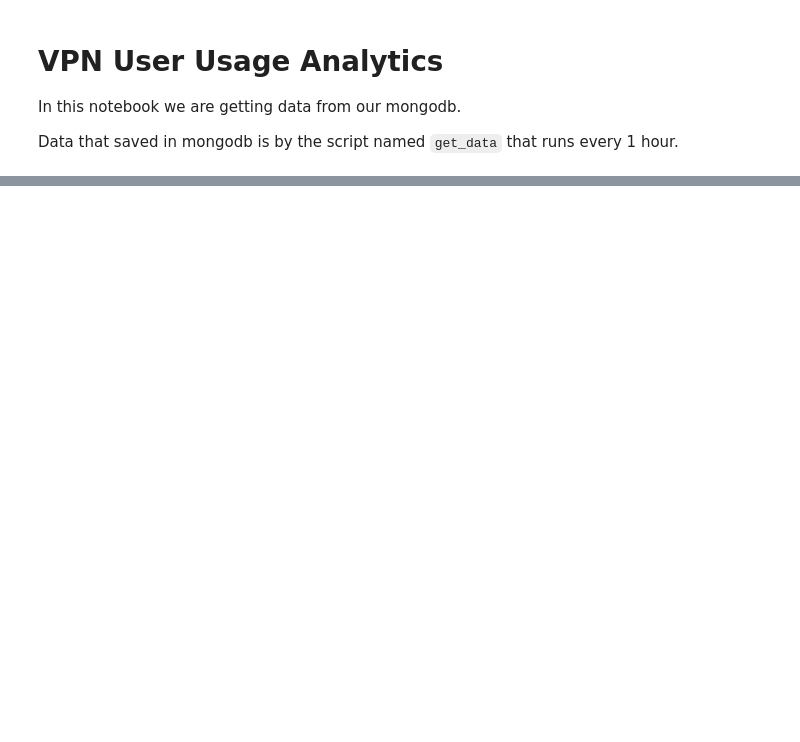
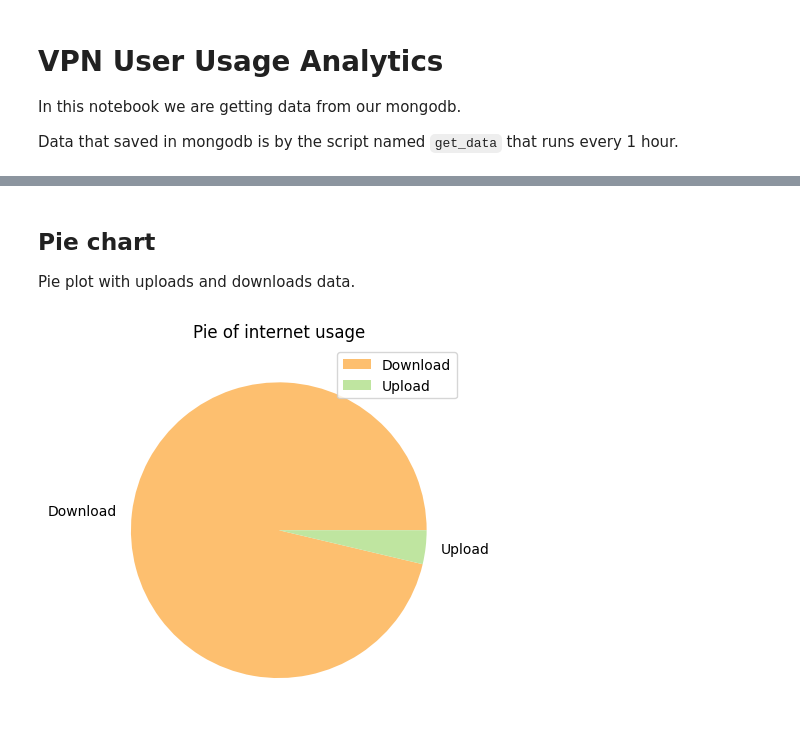
Before and after one commit to BlackIQ/vpn_analytics_notebooks, a Jupyter notebook: user.ipynb, the cells around one changed output, grey strips where cells are left out. Saved outputs shown, nothing was run; the diff lists cells and outputs as text; code cells hidden in the pictures; blank space fills up the shorter version.

```diff
--- a/user.ipynb
+++ b/user.ipynb
@@ -73,0 +87,37 @@ plt.show()
+# %% [markdown]
+## Pie chart
+
+Pie plot with uploads and downloads data.
+# %%
+# The base URL
+base_url = "http://95.216.138.218:2003"
+
+# Add headers to authorize in API
+headers = {
+    "Cookie": env('COOCIE')
+}
+
+# Get list of
+list = req.post(f"{base_url}/xui/inbound/list", headers=headers, data={})
+
+# Make json and get only `obj` item
+data = [item for item in list.json()["obj"] if item['id'] == uid][0]
+# %%
+pie_sized = [data['down'], data['up']]
+pie_label = ['Download', 'Upload']
+# %%
+# Draw plt
+plt.pie(
+    pie_sized,
+    labels=pie_label,
+    colors=sb.color_palette("Spectral", len(pie_sized))
+)
+
+# Customize
+plt.title('Pie of internet usage') # Title
+plt.legend() # Helper
+
+# Show plt
+plt.show()
+# %% [output]
+[figure, added]
```
Also changed, not shown: parts of 4 cells of this notebook.
